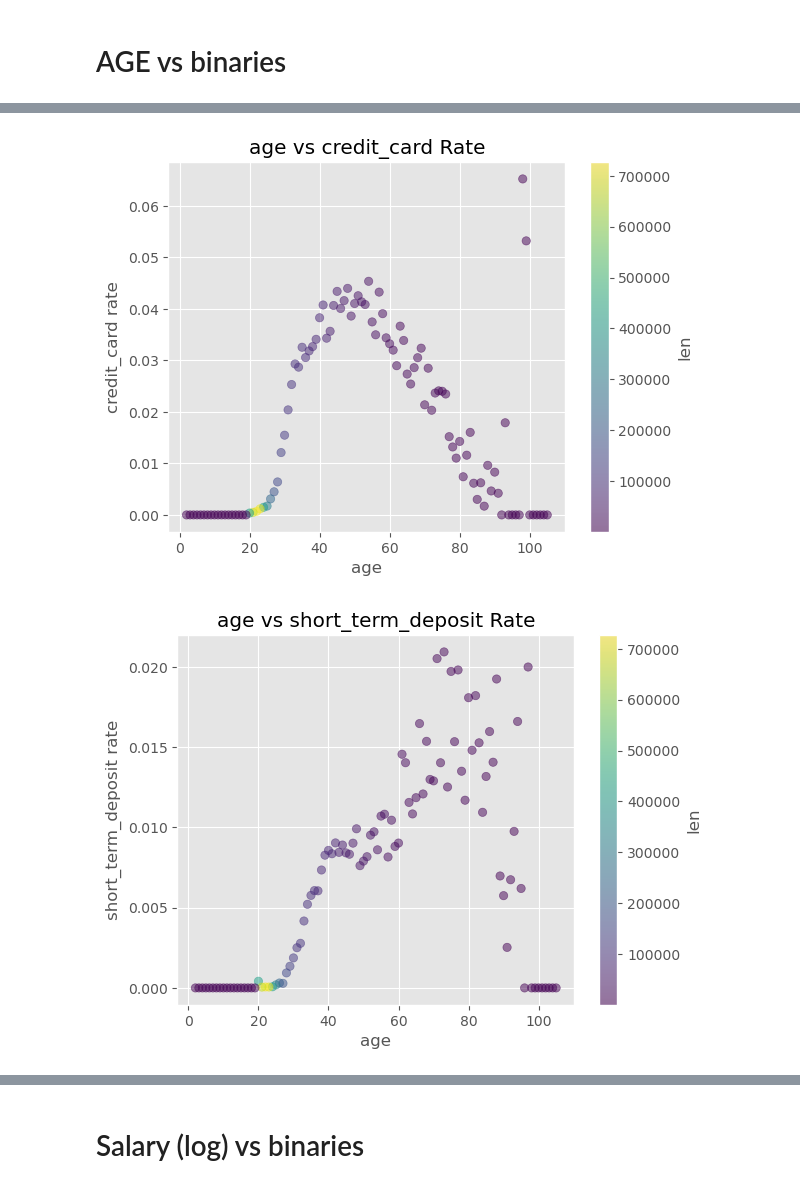
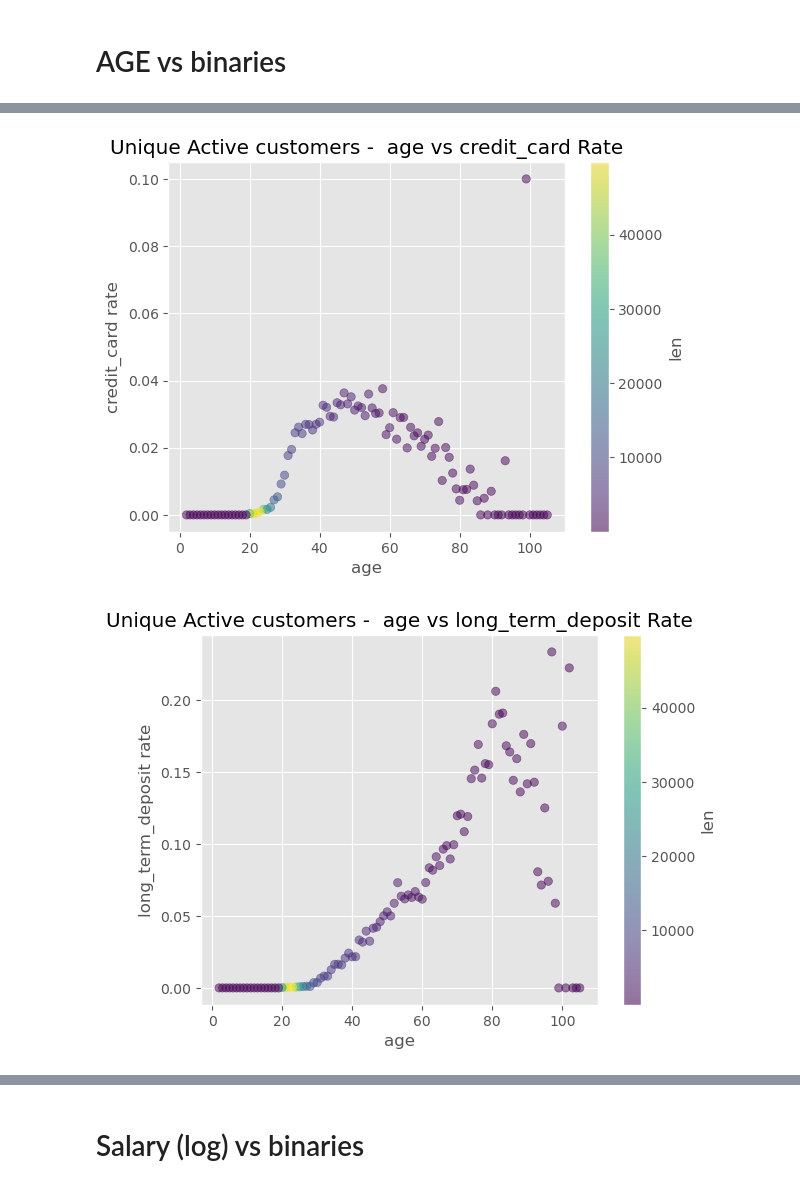
Before and after one commit to aggarcia1996/final_project_adjt, a Jupyter notebook: Analysis/EDA.ipynb, the cells around one changed output, grey strips where cells are left out. Drawn from its saved outputs; the diff is of its cells as text; code cells hidden in the pictures.

Commit message:
fixed scatterplots

```diff
--- a/Analysis/EDA.ipynb
+++ b/Analysis/EDA.ipynb
@@ -93,7 +93,16 @@ def numerical_distribution(df,feature, feature_2):
     print(f'IQR: {IQR} || (median_abs_deviation): {median_absolute_deviation}|| The Median-based index: {mcv} ')
 
 # =========================================================
-def feature_vs_target_w_lengh(data, feature, TARGET):
+def feature_vs_target_w_lengh(data, feature, TARGET, active_customers = True, grouped = True):
+
+    title_sub = ""
+    if active_customers == True:
+        data[data["active_customer"] == 1]
+        title_sub = "Active customers - "
+    if grouped == True:
+        data = data.drop_duplicates(subset = "pk_cid", keep = "last")
+        title_sub = "Unique " + title_sub
+
     sleep_pivot = data.pivot_table(
         index = [feature], values = TARGET,
         aggfunc = [len, sum, np.mean]).sort_values(by = [("mean", TARGET)], ascending = False)
@@ -104,14 +113,14 @@ def feature_vs_target_w_lengh(data, feature, TARGET):
         cmap = "viridis", alpha = 0.5)
     ax.set_xlabel(feature)
     ax.set_ylabel(TARGET + " rate")
-    ax.set_title(feature + " vs " + TARGET + " Rate")
+    ax.set_title(title_sub + " " + feature + " vs " + TARGET + " Rate")
     cbar = fig.colorbar(scatter)
     cbar.set_label("len")
     plt.show()
 
 # =========================================================
-def four_feature_scatterer(data, category, aggfunc, title = "Title", by_customer = True):
-    if by_customer == True:
+def four_feature_scatterer(data, category, aggfunc, title = "Title", grouped = True):
+    if grouped == True:
         df_prep = data.groupby(["pk_cid", category]).agg(aggfunc).reset_index()
         vis_data = df_prep.groupby(category).agg(aggfunc).sort_values(by = list(aggfunc.keys())[2], ascending = False)
     else:
@@ -406,11 +450,11 @@ feature_vs_target_w_lengh(df, "age", "debit_card")
 # %%
 feature_vs_target_w_lengh(df, "age", "credit_card")
 # %% [output]
-[figure, old version]
+[figure, new version]
 # %%
-feature_vs_target_w_lengh(df, "age", "short_term_deposit")
+feature_vs_target_w_lengh(df, "age", "long_term_deposit")
 # %% [output]
-[figure, old version]
+[figure, new version]
 # %%
 feature_vs_target_w_lengh(df, "age", "mortgage")
 # %% [output]
```
Also changed, not shown: parts of 26 cells of this notebook.
